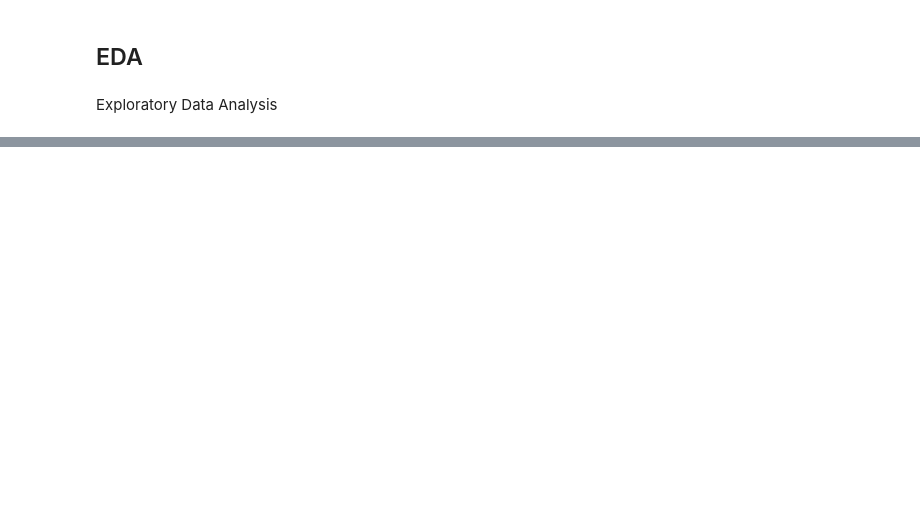
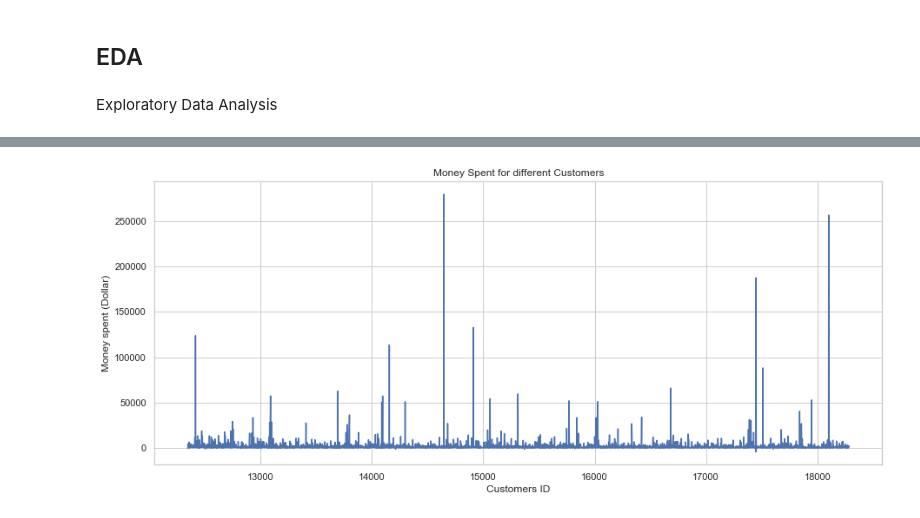
Before and after one commit to Zielzor/RetailDataAnalysis, a Jupyter notebook: Products Sales Analysis.ipynb, the cells around one changed output, grey strips where cells are left out. Cells and saved outputs as stored; diff of their text form; code cells hidden in the pictures; blank space fills up the shorter version.

```diff
--- a/Products Sales Analysis.ipynb
+++ b/Products Sales Analysis.ipynb
@@ -265,0 +297,12 @@ sales_per_customer.head()
+# %%
+df2['AmountSpent'] = df2["Quantity"] * df2["UnitPrice"]
+money_spent = df2.groupby(["CustomerID", "Country"], as_index=False).AmountSpent.sum()
+
+plt.subplots(figsize=(15,6))
+plt.plot(money_spent.CustomerID, money_spent.AmountSpent)
+plt.xlabel('Customers ID')
+plt.ylabel('Money spent (Dollar)')
+plt.title('Money Spent for different Customers')
+plt.show()
+# %% [output]
+[figure, added]
```
Also changed, not shown: parts of 8 cells of this notebook.
